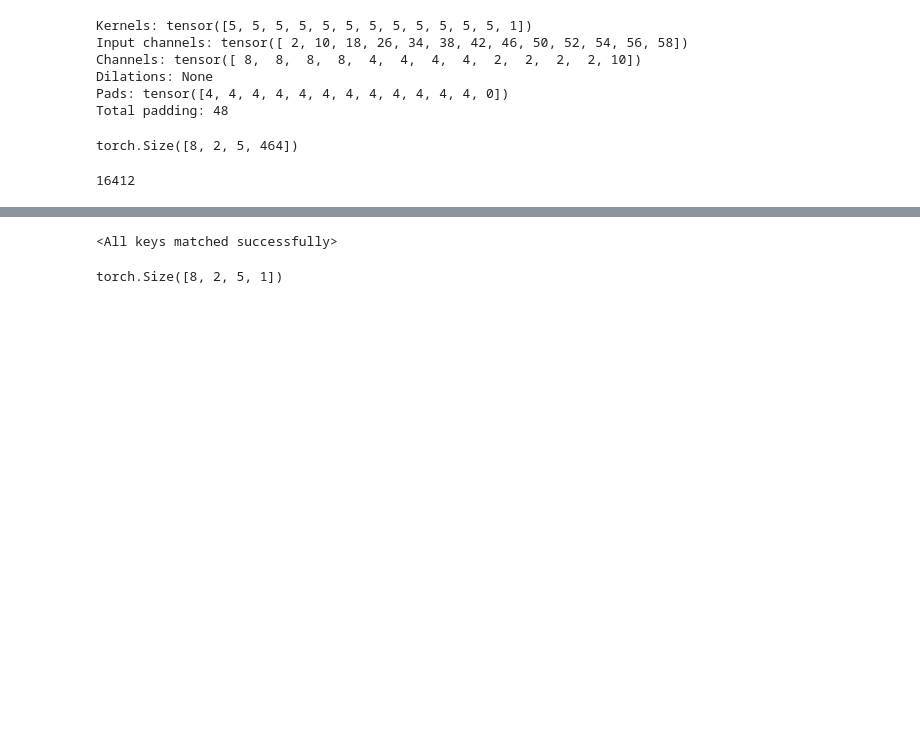
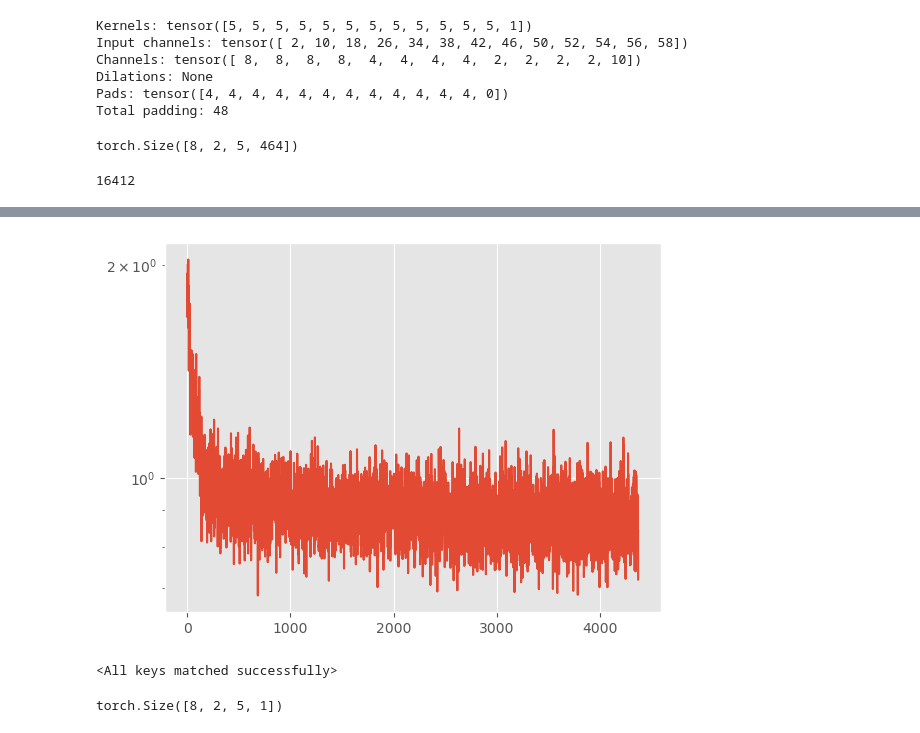
Before and after one commit to AbstractQbit/Neuropolator, a Jupyter notebook: notebooks/03.ipynb, the cells around one changed output, grey strips where cells are left out. Drawn from its saved outputs; the diff is of its cells as text; code cells hidden in the pictures; blank space fills up the shorter version.

```diff
--- a/notebooks/03.ipynb
+++ b/notebooks/03.ipynb
@@ -279,2 +308,7 @@ Epoch 10, Loss: 6.0089224383944056e-05
+# %%
+plt.plot(np.array(losses_verbose).flatten())
+plt.yscale('log')
+# %% [output]
+[figure, added]
 # %%
 model.cpu()
```
Also changed, not shown: parts of 13 cells of this notebook, 5 other files.
